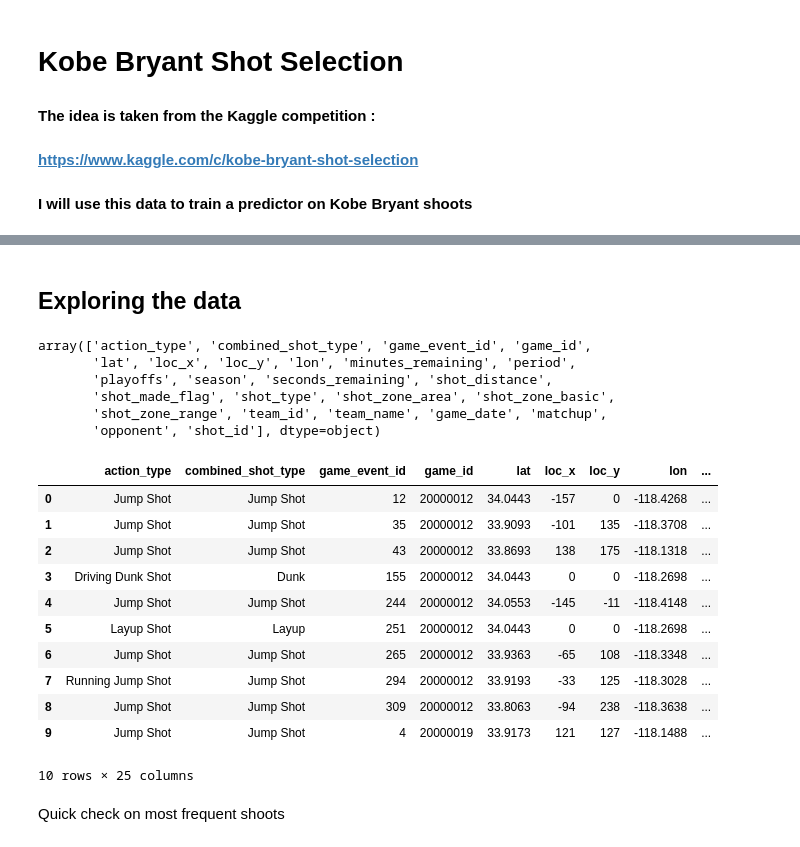
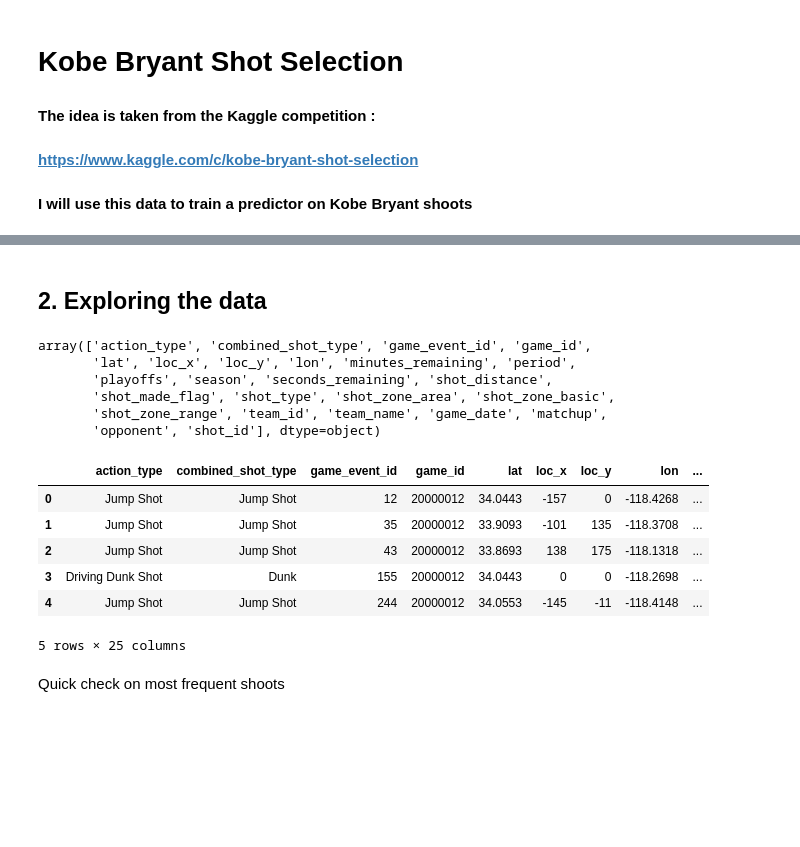
Before and after one commit to jofrisch/Kobe, a Jupyter notebook: Kobe Bryant.ipynb, the cells around one changed output, grey strips where cells are left out. Cells and saved outputs as stored; diff of their text form; code cells hidden in the pictures; blank space fills up the shorter version.

```diff
--- a/Kobe Bryant.ipynb
+++ b/Kobe Bryant.ipynb
@@ -26,5 +26,5 @@ df_data = df_data_with_nan.dropna(subset=['shot_made_flag']).reset_index(drop=Tr
 # %% [markdown]
-## Exploring the data
+## 2. Exploring the data
 # %%
 df_data.columns.values
 # %% [output]
@@ -35,20 +35,15 @@ array(['action_type', 'combined_shot_type', 'game_event_id', 'game_id',
        'shot_zone_range', 'team_id', 'team_name', 'game_date', 'matchup',
        'opponent', 'shot_id'], dtype=object)
 # %%
-df_data.head(10)
+df_data.head()
 # %% [output]
 |  | action_type | combined_shot_type | game_event_id | game_id | lat | loc_x | loc_y | lon | ... |
 | 0 | Jump Shot | Jump Shot | 12 | 20000012 | 34.0443 | -157 | 0 | -118.4268 | ... |
 | 1 | Jump Shot | Jump Shot | 35 | 20000012 | 33.9093 | -101 | 135 | -118.3708 | ... |
 | 2 | Jump Shot | Jump Shot | 43 | 20000012 | 33.8693 | 138 | 175 | -118.1318 | ... |
 | 3 | Driving Dunk Shot | Dunk | 155 | 20000012 | 34.0443 | 0 | 0 | -118.2698 | ... |
 | 4 | Jump Shot | Jump Shot | 244 | 20000012 | 34.0553 | -145 | -11 | -118.4148 | ... |
-| 5 | Layup Shot | Layup | 251 | 20000012 | 34.0443 | 0 | 0 | -118.2698 | ... |
-| 6 | Jump Shot | Jump Shot | 265 | 20000012 | 33.9363 | -65 | 108 | -118.3348 | ... |
-| 7 | Running Jump Shot | Jump Shot | 294 | 20000012 | 33.9193 | -33 | 125 | -118.3028 | ... |
-| 8 | Jump Shot | Jump Shot | 309 | 20000012 | 33.8063 | -94 | 238 | -118.3638 | ... |
-| 9 | Jump Shot | Jump Shot | 4 | 20000019 | 33.9173 | 121 | 127 | -118.1488 | ... |
-10 rows × 25 columns
+5 rows × 25 columns
 # %% [markdown]
 Quick check on most frequent shoots
 # %%
```
Also changed, not shown: parts of 17 cells of this notebook.
